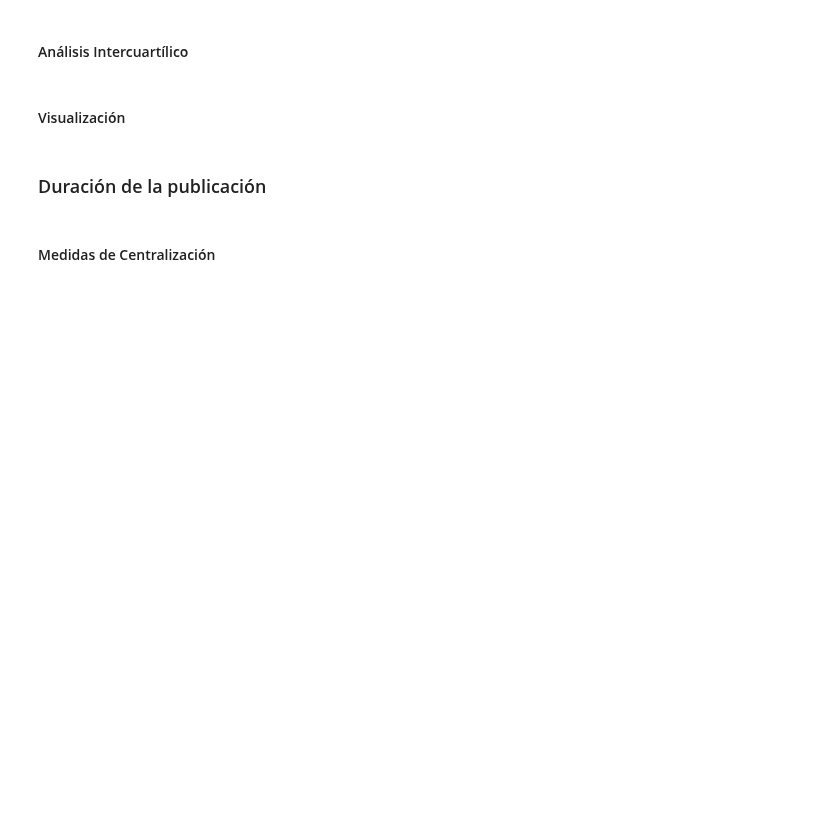
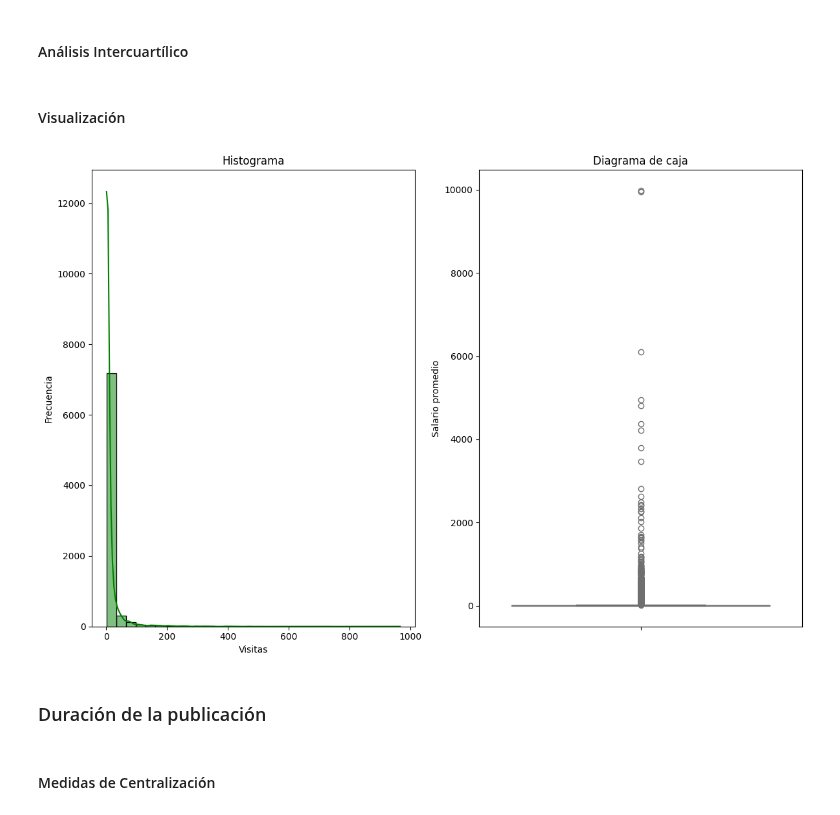
Before and after one commit to sarahcoral/ProyectoABD, a Jupyter notebook: visualization_notebooks/descriptive_analysis.ipynb, the cells around one changed output. Saved outputs shown, nothing was run; the diff lists cells and outputs as text; code cells hidden in the pictures; blank space fills up the shorter version.

```diff
--- a/visualization_notebooks/descriptive_analysis.ipynb
+++ b/visualization_notebooks/descriptive_analysis.ipynb
@@ -329,3 +353,33 @@ display(Markdown(markdown_table))
+# %%
+# Plotting the histogram
+plt.figure(figsize=(12, 8))
+plt.subplot(1, 2, 1)  # (rows, columns, index)
+sns.histplot(apps, kde=True, color='green', bins=30)
+plt.title('Histograma')
+plt.xlabel('Visitas')
+plt.ylabel('Frecuencia')
+
+# Calculate mean and quartiles
+mean_value = np.mean(apps)
+q1 = np.percentile(apps, 25)
+q3 = np.percentile(apps, 75)
+
+# Plotting the boxplot
+plt.subplot(1, 2, 2)
+sns.boxplot(data=views, color='skyblue', orient='v')
+plt.title('Diagrama de caja')
+plt.ylabel('Salario promedio')
+
+# Annotate the mean and quartile values on the boxplot
+#plt.text(0.05, mean_value, f'Promedio: {mean_value:.0f}', color='blue', fontsize=10)
+#plt.text(0.05, q1, f'Q1: {q1:.0f}', color='blue', fontsize=10)
+#plt.text(0.05, q3, f'Q3: {q3:.0f}', color='blue', fontsize=10)
+
+# Display the plot
+plt.tight_layout()
+plt.show()
+# %% [output]
+[figure, added]
 # %% [markdown]
 ### Duración de la publicación
 # %%
```
Also changed, not shown: parts of 4 cells of this notebook, 3 other files.
